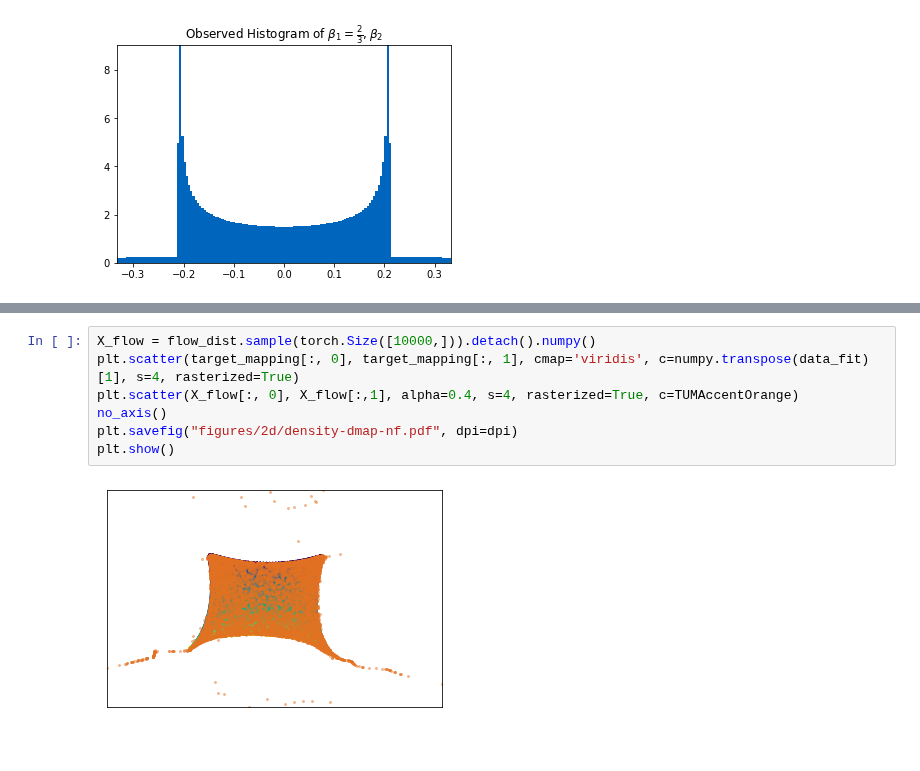
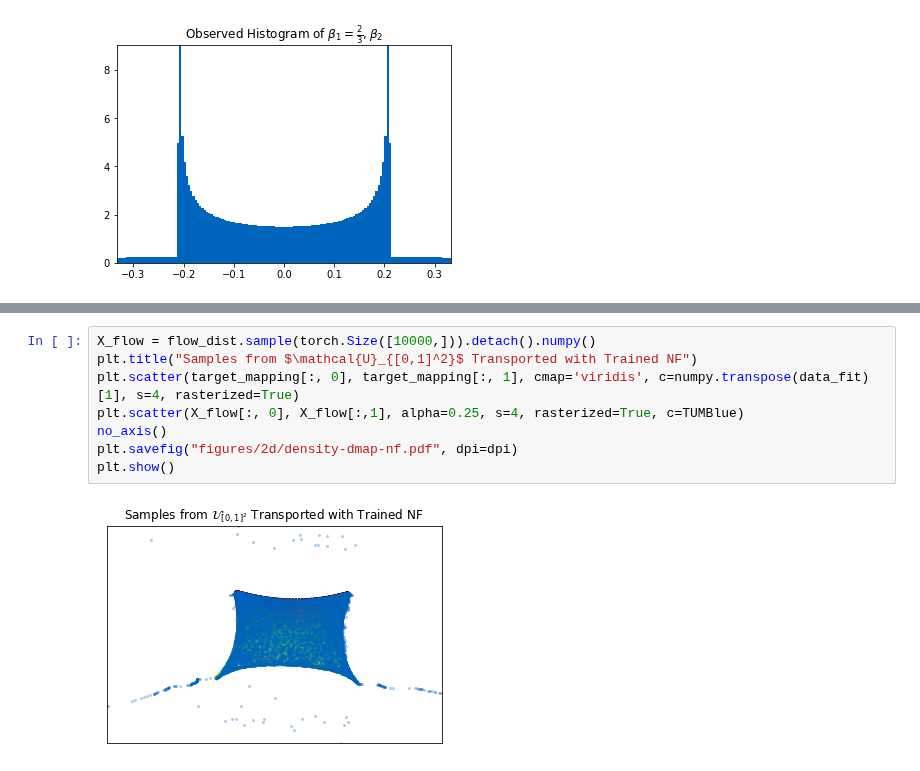
Before and after one commit to plainerman/density-transport, a Jupyter notebook: full_two_dimensional.ipynb, the cells around one changed output, grey strips where cells are left out. Drawn from its saved outputs; the diff is of its cells as text.

```diff
--- a/full_two_dimensional.ipynb
+++ b/full_two_dimensional.ipynb
@@ -215,10 +293,11 @@ Wall time: 2min 12s
 # %%
 X_flow = flow_dist.sample(torch.Size([10000,])).detach().numpy()
+plt.title("Samples from $\mathcal{U}_{[0,1]^2}$ Transported with Trained NF")
 plt.scatter(target_mapping[:, 0], target_mapping[:, 1], cmap='viridis', c=numpy.transpose(data_fit)[1], s=4, rasterized=True)
-plt.scatter(X_flow[:, 0], X_flow[:,1], alpha=0.4, s=4, rasterized=True, c=TUMAccentOrange)
+plt.scatter(X_flow[:, 0], X_flow[:,1], alpha=0.25, s=4, rasterized=True, c=TUMBlue)
 no_axis()
 plt.savefig("figures/2d/density-dmap-nf.pdf", dpi=dpi)
 plt.show()
 # %% [output]
-[figure, old version]
+[figure, new version]
 # %%
```
Also changed, not shown: parts of 20 cells of this notebook, 3 other files.
